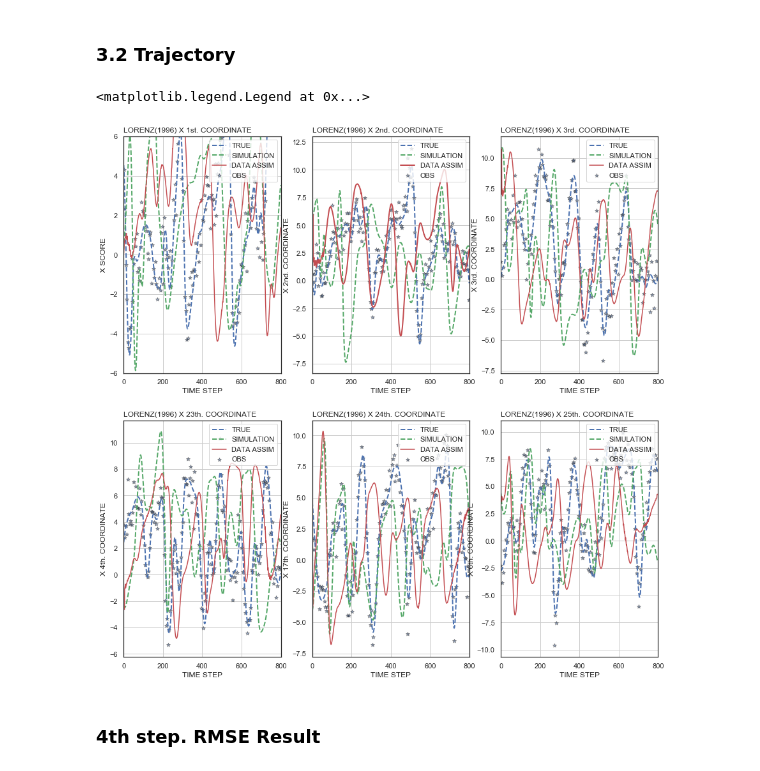
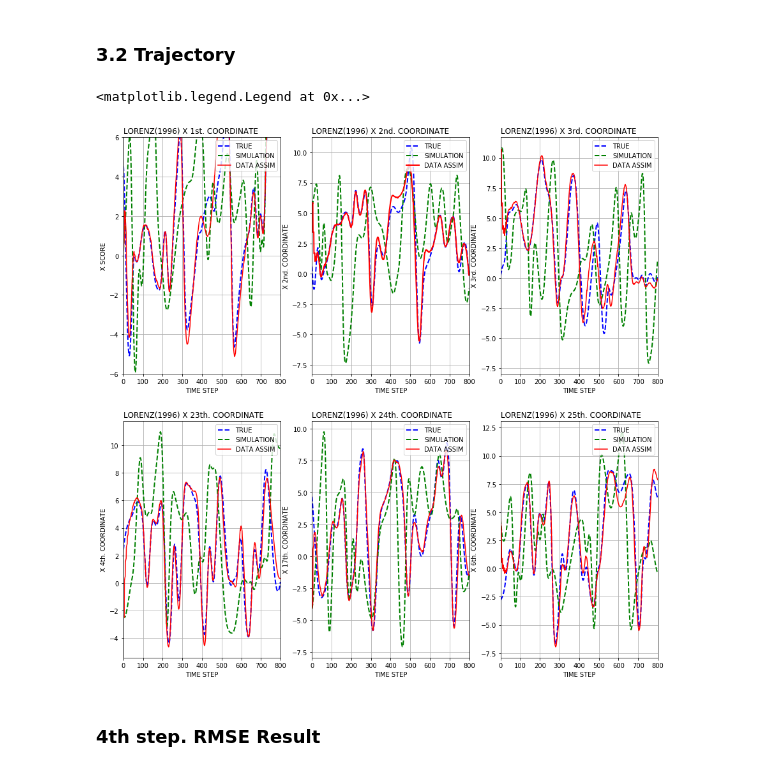
Before and after one commit to Toyo-Daichi/DA_basic, a Jupyter notebook: exp_view.ipynb, the cells around one changed output. Saved outputs shown, nothing was run; the diff lists cells and outputs as text; code cells hidden in the pictures.

```diff
--- a/exp_view.ipynb
+++ b/exp_view.ipynb
@@ -203,7 +203,7 @@ ny = int(nx/obs_xintv)
 # for  lack observation experiment
 #ny = 1
 
-stepday = 40
+stepday = 100
 timestep = stepday*day_tintv
 
 timeshape = init_step + timestep
@@ -221,7 +221,7 @@ path_kf = outdir + 'normal_KF_anl_score_' + str(nx) + 'ndim.csv'
 path_kf_anlinc = outdir + 'normal_KF_anlinc_' + str(nx) + 'ndim.csv'
 path_kf_errcov = outdir + 'normal_KF_errcov_' + str(nx) + 'ndim.csv'
 
-"""Ensemble KF data set (basic is EnSRF.) """
+"""Ensemble KF data set (basic is EnSRF.)
 mems, loc = 10, ''
 path_enkf = outdir + 'normal_EnKF' + str(mems) + 'm_anl_score_' + str(nx) + 'ndim' + loc + '.csv'
 path_kf = outdir + 'normal_EnKF' + str(mems) + 'm_anl_score_' + str(nx) + 'ndim' + loc + '.csv'
@@ -229,3 +229,4 @@ path_enkf_anlinc = outdir + 'normal_EnKF' + str(mems) + 'm_anlinc_' + str(nx) +
 path_kf_anlinc = outdir + 'normal_EnKF' + str(mems) + 'm_anlinc_' + str(nx) + 'ndim' + loc + '.csv'
 path_enkf_errcov = outdir + 'normal_EnKF' + str(mems) + 'm_errcov_' + str(nx) + 'ndim' + loc + '.csv'
 path_kf_errcov = outdir + 'normal_EnKF' + str(mems) + 'm_errcov_' + str(nx) + 'ndim' + loc + '.csv'
+ """
@@ -363,7 +366,7 @@ first.set_title('LORENZ(1996) X 1st. COORDINATE', loc='left')
 first.plot(x_coord, true_score[0:time_length, 0], lw=2.0, ls="--", color='b', label='TRUE')
 first.plot(x_coord, sim_score[0:time_length, 0], lw=2.0, ls="--", color='g', label='SIMULATION')
 first.plot(x_coord, kf_anl_score[0:time_length, 0], ls="-", color='r', label='DATA ASSIM')
-first.scatter(obs_x_coord, obs_score[0:time_length-1, 0], marker='*',  s=35, alpha=0.5, edgecolor='k', label='OBS')
+#first.scatter(obs_x_coord, obs_score[obs_timeshape, 0], marker='*',  s=35, alpha=0.5, edgecolor='k', label='OBS')
 first.grid()
 first.legend(loc='upper right')
 
@@ -377,7 +380,7 @@ sec.set_title('LORENZ(1996) X 2nd. COORDINATE', loc='left')
 sec.plot(x_coord, true_score[0:time_length, 1], lw=2.0, ls="--", color='b', label='TRUE')
 sec.plot(x_coord, sim_score[0:time_length, 1], lw=2.0, ls="--", color='g', label='SIMULATION')
 sec.plot(x_coord, kf_anl_score[0:time_length, 1], lw=2.0, ls="-", color='r', label='DATA ASSIM')
-sec.scatter(obs_x_coord, obs_score[0:time_length-1, 1], marker='*',  s=35, alpha=0.5, edgecolor='k', label='OBS')
+#sec.scatter(obs_x_coord, obs_score[0:time_length-1, 1], marker='*',  s=35, alpha=0.5, edgecolor='k', label='OBS')
 sec.grid()
 sec.legend(loc='upper right')
 
@@ -391,7 +394,7 @@ third.set_title('LORENZ(1996) X 3rd. COORDINATE', loc='left')
 third.plot(x_coord, true_score[0:time_length, 2], lw=2.0, ls="--", color='b', label='TRUE')
 third.plot(x_coord, sim_score[0:time_length, 2], lw=2.0, ls="--", color='g', label='SIMULATION')
 third.plot(x_coord, kf_anl_score[0:time_length, 2], ls="-", color='r', label='DATA ASSIM')
-third.scatter(obs_x_coord, obs_score[0:time_length-1, 2], marker='*',  s=35, alpha=0.5, edgecolor='k', label='OBS')
+#third.scatter(obs_x_coord, obs_score[0:time_length-1, 2], marker='*',  s=35, alpha=0.5, edgecolor='k', label='OBS')
 third.grid()
 third.legend(loc='upper right')
 
@@ -405,40 +408,40 @@ first.set_title('LORENZ(1996) X 23th. COORDINATE', loc='left')
 first.plot(x_coord, true_score[0:time_length, obs_point-2], lw=2.0, ls="--", color='b', label='TRUE')
 first.plot(x_coord, sim_score[0:time_length, obs_point-2], lw=2.0, ls="--", color='g', label='SIMULATION')
 first.plot(x_coord, kf_anl_score[0:time_length, obs_point-2], ls="-", color='r', label='DATA ASSIM')
-first.scatter(obs_x_coord, obs_score[0:time_length-1, obs_point-2], marker='*',  s=35, alpha=0.5, edgecolor='k', label='OBS')
+#first.scatter(obs_x_coord, obs_score[0:time_length-1, obs_point-2], marker='*',  s=35, alpha=0.5, edgecolor='k', label='OBS')
 first.grid()
 first.legend(loc='upper right')
 
 # ax[1,1] = X 5th. COORDINATE
 sec= ax[1,1]
 sec.set_xlabel('TIME STEP')
 sec.set_ylabel('X 17th. COORDINATE')
 sec.set_xlim(0, time_length)
 #sec.set_ylim(-6, 6)
 sec.set_title('LORENZ(1996) X 24th. COORDINATE', loc='left')
 sec.plot(x_coord, true_score[0:time_length, obs_point], lw=2.0, ls="--", color='b', label='TRUE')
 sec.plot(x_coord, sim_score[0:time_length, obs_point], lw=2.0, ls="--", color='g', label='SIMULATION')
 sec.plot(x_coord, kf_anl_score[0:time_length, obs_point], ls="-", color='r', label='DATA ASSIM')
-sec.scatter(obs_x_coord, obs_score[0:time_length-1, obs_point], marker='*',  s=35, alpha=0.5, edgecolor='k', label='OBS')
+#sec.scatter(obs_x_coord, obs_score[0:time_length-1, obs_point], marker='*',  s=35, alpha=0.5, edgecolor='k', label='OBS')
 sec.grid()
 sec.legend(loc='upper right')
 
 # ax[1,2] = X 6th. COORDINATE
 third= ax[1, 2]
 third.set_xlabel('TIME STEP')
 third.set_ylabel('X 6th. COORDINATE')
 third.set_xlim(0, time_length)
 #third.set_ylim(-6, 6)
 third.set_title('LORENZ(1996) X 25th. COORDINATE', loc='left')
 third.plot(x_coord, true_score[0:time_length, obs_point+1], lw=2.0, ls="--", color='b', label='TRUE')
 third.plot(x_coord, sim_score[0:time_length, obs_point+1], lw=2.0, ls="--", color='g', label='SIMULATION')
 third.plot(x_coord, kf_anl_score[0:time_length, obs_point+1], ls="-", color='r', label='DATA ASSIM')
-third.scatter(obs_x_coord, obs_score[0:time_length-1, obs_point+1], marker='*',  s=35, alpha=0.5, edgecolor='k', label='OBS')
+#third.scatter(obs_x_coord, obs_score[0:time_length-1, obs_point+1], marker='*',  s=35, alpha=0.5, edgecolor='k', label='OBS')
 third.grid()
 third.legend(loc='upper right')
 # %% [output]
 <matplotlib.legend.Legend at 0x...>
-[figure, old version]
+[figure, new version]
 # %% [markdown]
 ### 4th step. RMSE Result
 # %%
```
Also changed, not shown: parts of 3 cells of this notebook, 2 other files.
